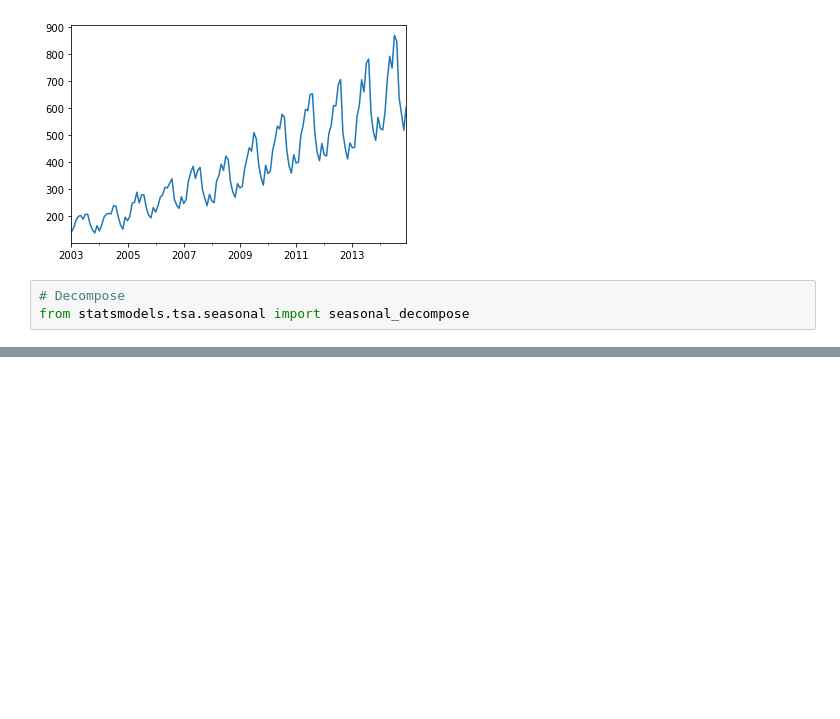
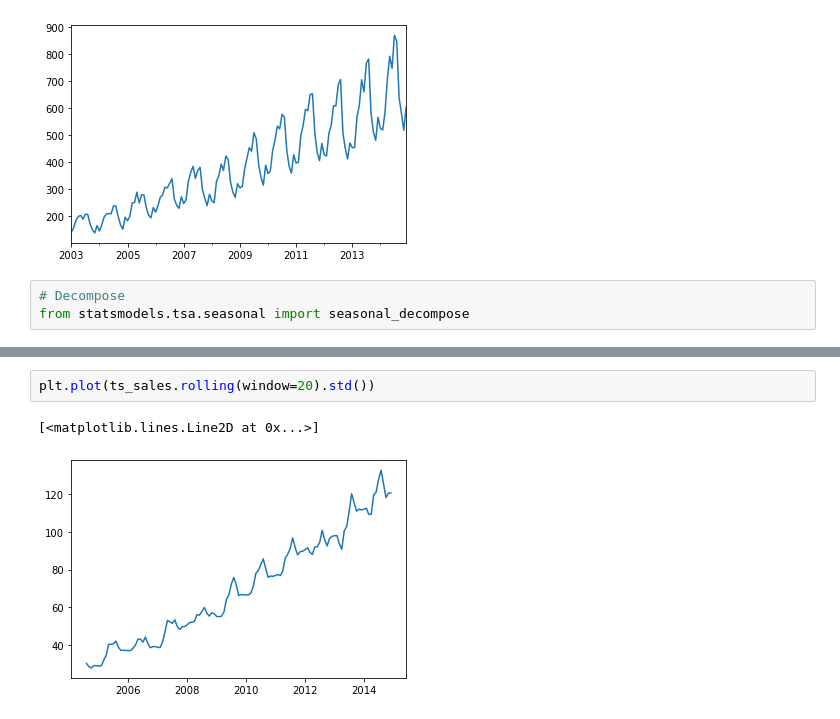
Before and after one commit to FazlullahBokhari/AI.workspace, a Jupyter notebook: Time Series.ipynb, the cells around one changed output, grey strips where cells are left out. Cells and saved outputs as stored; diff of their text form; blank space fills up the shorter version.

```diff
--- a/Time Series.ipynb
+++ b/Time Series.ipynb
@@ -362,0 +388,5 @@ plt.plot(ts_sales.rolling(window=12).mean())
+# %%
+plt.plot(ts_sales.rolling(window=20).std())
+# %% [output]
+[<matplotlib.lines.Line2D at 0x...>]
+[figure, added]
```
Also changed, not shown: parts of 45 cells of this notebook.
